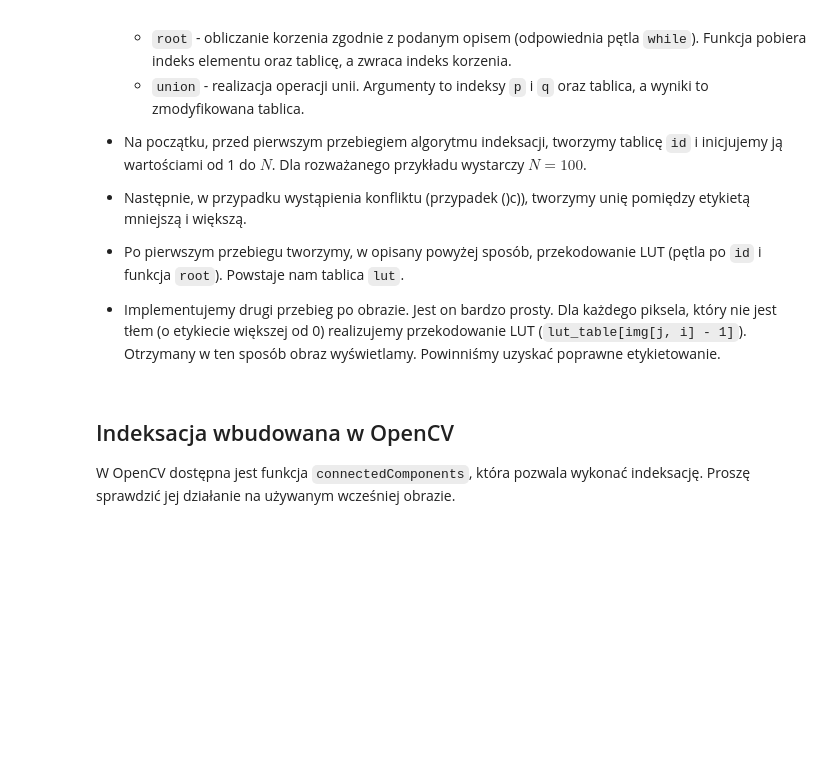
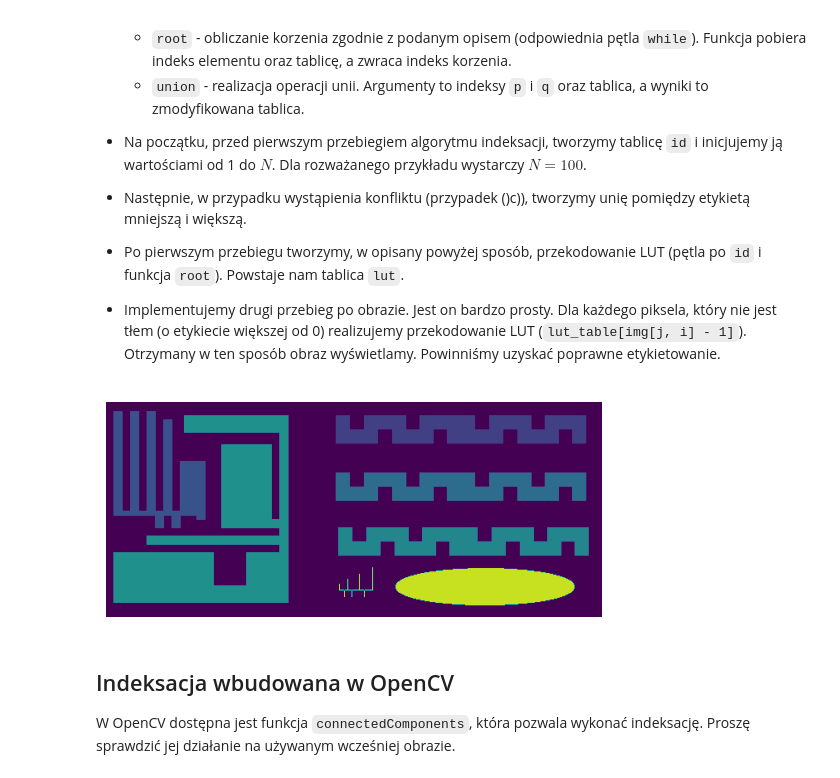
Before and after one commit to tostafin/image-processing-labs, a Jupyter notebook: lab6/13_ccl.ipynb, the cells around one changed output. Drawn from its saved outputs; the diff is of its cells as text; code cells hidden in the pictures; blank space fills up the shorter version.

```diff
--- a/lab6/13_ccl.ipynb
+++ b/lab6/13_ccl.ipynb
@@ -227,6 +274,59 @@ Zatem łączymy 5 i 4.
   Dla każdego piksela, który nie jest tłem (o etykiecie większej od 0) realizujemy przekodowanie LUT (`lut_table[img[j, i] - 1]`).
   Otrzymany w ten sposób obraz wyświetlamy.
   Powinniśmy uzyskać poprawne etykietowanie.
+# %%
+def root(idx, id):
+    while idx != id[idx]:
+        idx = id[idx]
+    return idx
+
+
+def union(p, q, id):
+    id[root(p, id)] = root(q, id)
+
+
+N = 100
+id = [i for i in range(N + 1)]
+
+I_ccl2 = I_ccl.copy()
+xx, yy = I_ccl2.shape
+
+L = 1
+for j in range(1, xx - 1):
+    for i in range(1, yy - 1):
+        if I_ccl2[j, i]:
+            neighbours = [I_ccl2[j - 1, i - 1], I_ccl2[j - 1, i], I_ccl2[j - 1, i + 1], I_ccl2[j, i - 1]]
+            neigh_sum = np.sum(neighbours)
+
+            if neigh_sum == 0:
+                X = L
+                L += 1
+
+            else:
+                neighbours = list(filter(lambda x: x != 0, neighbours))
+                mini, maxi = np.min(neighbours), np.max(neighbours)
+                if mini == maxi:
+                    X = mini
+
+                else:
+                    X = mini
+                    union(mini, maxi, id)
+
+            I_ccl2[j, i] = X
+
+lut = [root(i, id) for i in range(1, N + 1)]
+for j in range(1, xx - 1):
+    for i in range(1, yy - 1):
+        if I_ccl2[j, i]:
+            I_ccl2[j, i] = lut[I_ccl2[j, i] - 1]
+
+fig, axs = plt.subplots()
+axs.axis("off")
+axs.imshow(I_ccl2)
+
+plt.show()
+# %% [output]
+[figure, added]
 # %% [markdown]
 ## Indeksacja wbudowana w OpenCV
 
```
Also changed, not shown: parts of 12 cells of this notebook.
